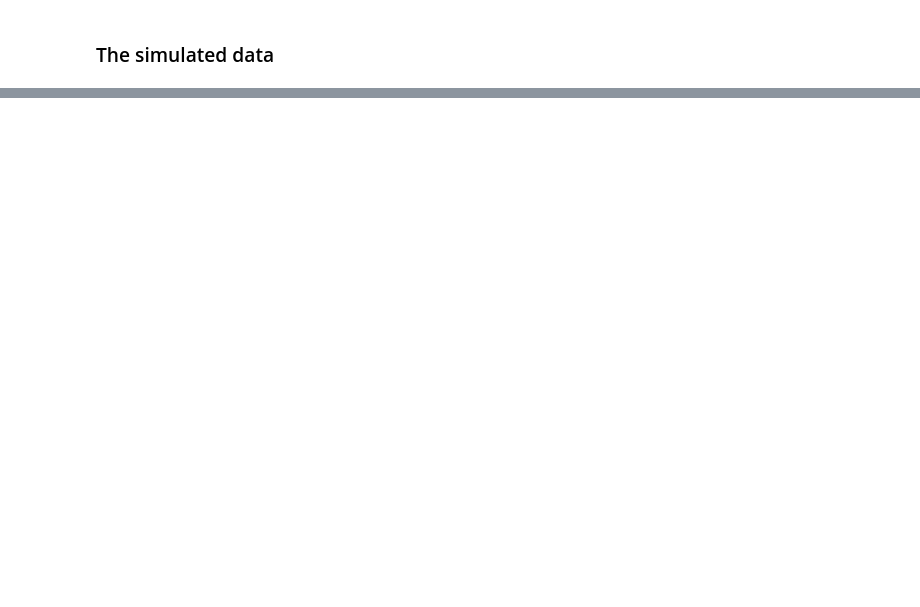
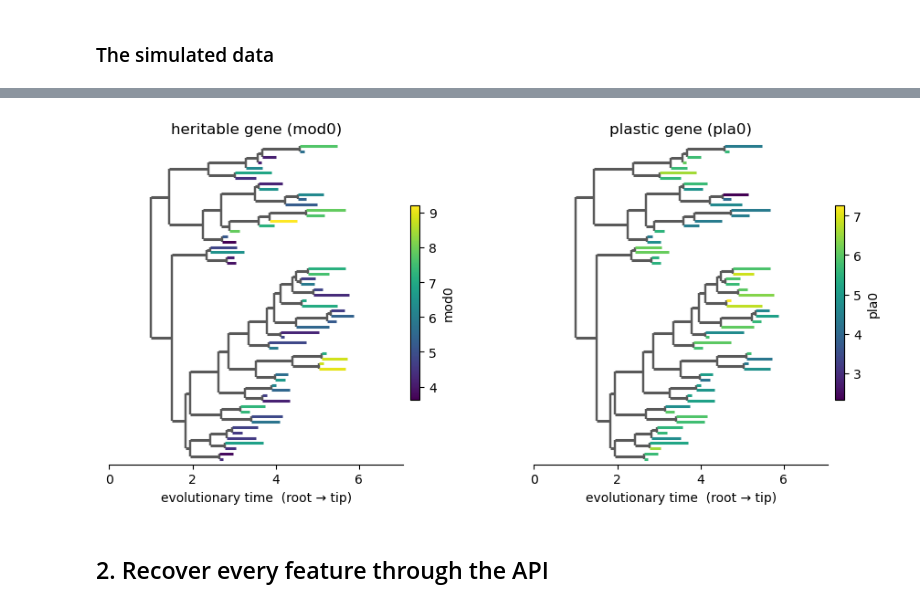
Before and after one commit to pedrofale/scPhyTr, a Jupyter notebook: notebooks/scphytr_roundtrip.ipynb, the cells around one changed output, grey strips where cells are left out. Cells and saved outputs as stored; diff of their text form; code cells hidden in the pictures; blank space fills up the shorter version.

```diff
--- a/notebooks/scphytr_roundtrip.ipynb
+++ b/notebooks/scphytr_roundtrip.ipynb
@@ -163,0 +80,10 @@ is what keeps that recovery honest at low sequencing depth. The full study is in
+# %%
+# (c) a heritable gene vs a plastic gene, on the tree (heritable = structured, plastic = noisy)
+fig, ax = plt.subplots(1, 2, figsize=(11, 4.6))
+ph.pl.plot_tree(adata, color="mod0", ax=ax[0], label_leaves=False); ax[0].set_title("heritable gene (mod0)")
+ph.pl.plot_tree(adata, color="pla0", ax=ax[1], label_leaves=False); ax[1].set_title("plastic gene (pla0)")
+plt.show()
+# %% [output]
+[figure, added]
+# %% [markdown]
+## 2. Recover every feature through the API
```
Also changed, not shown: parts of 23 cells of this notebook, 1 other file.
